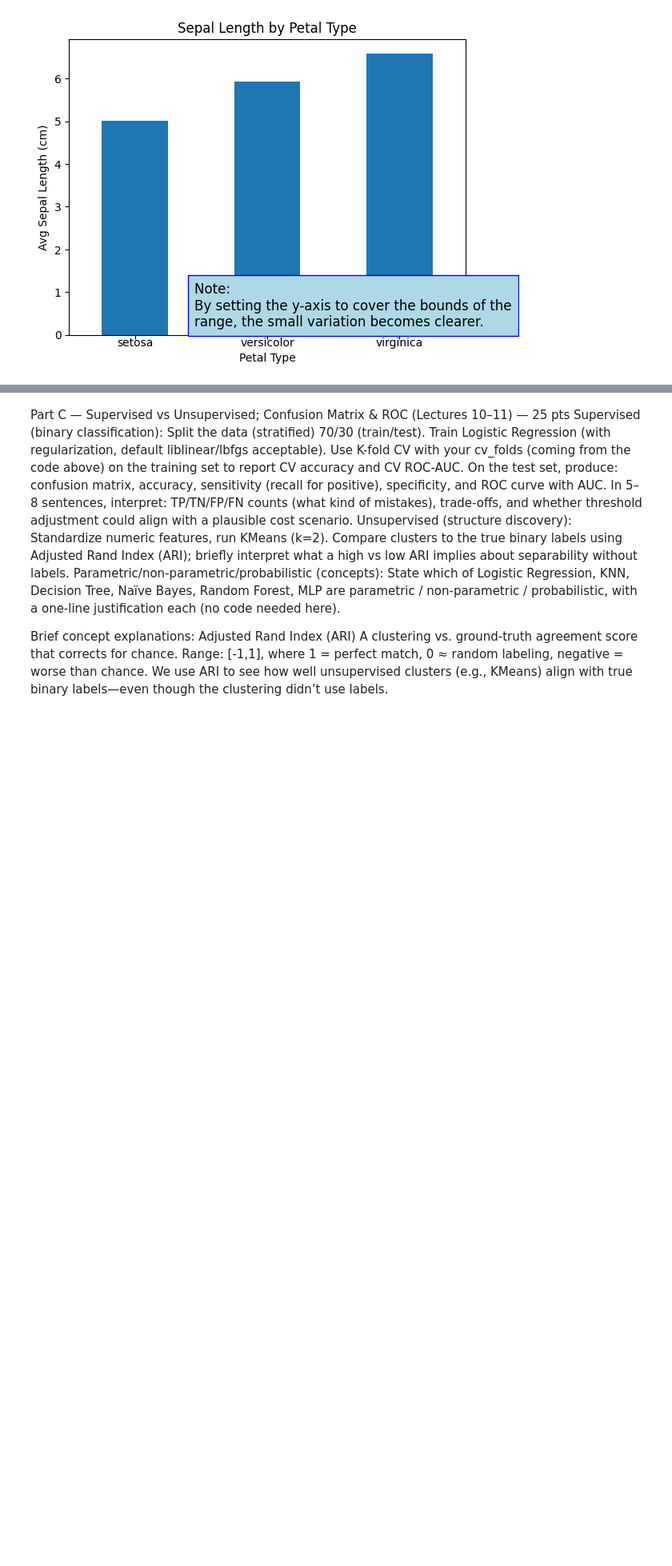
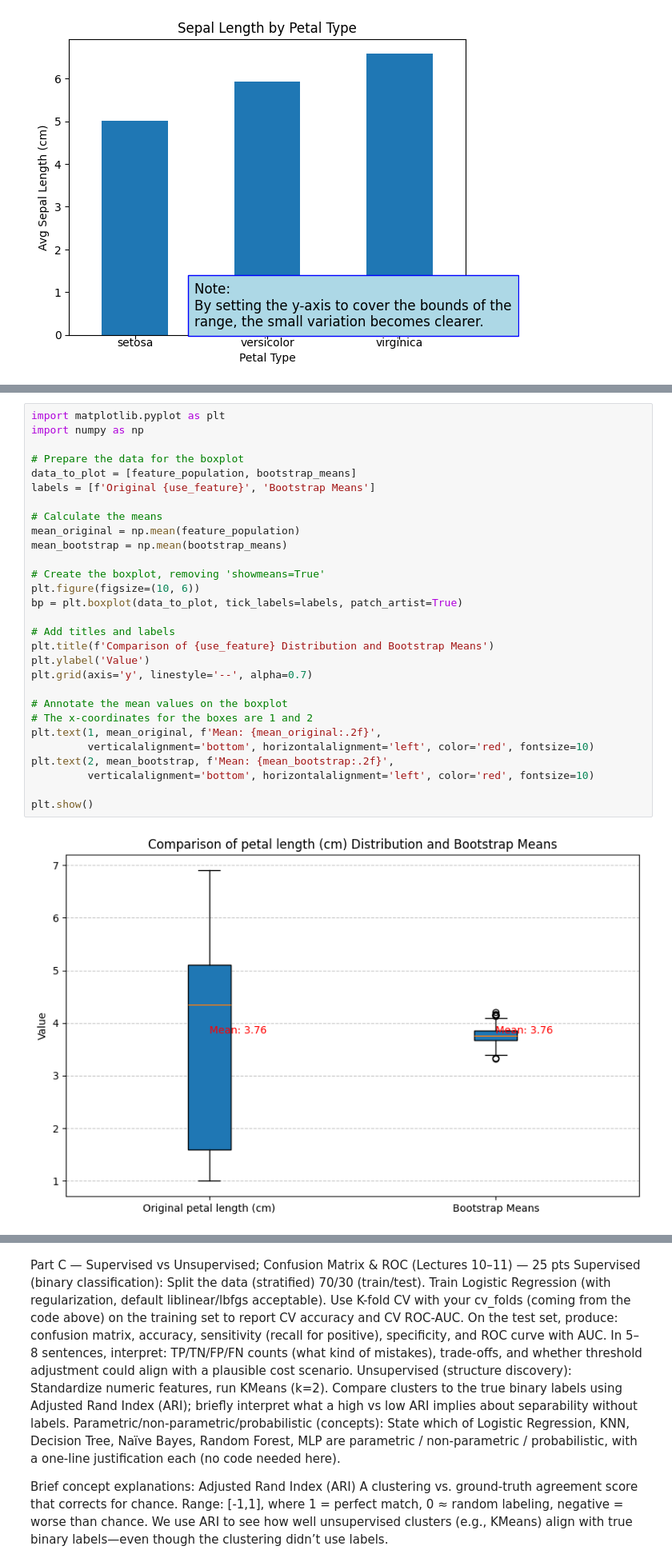
Before and after one commit to joelvinas/COMP-SCI_5530, a Jupyter notebook: Final_Exam/Final_Exam.ipynb, the cells around one changed output, grey strips where cells are left out. Shown at 80% size. Saved outputs shown, nothing was run; the diff lists cells and outputs as text; blank space fills up the shorter version.

```diff
--- a/Final_Exam/Final_Exam.ipynb
+++ b/Final_Exam/Final_Exam.ipynb
@@ -285,0 +450,31 @@ This assumes roughly bell-shaped data; IQR is more robust for skewed data.
+# %%
+import matplotlib.pyplot as plt
+import numpy as np
+
+# Prepare the data for the boxplot
+data_to_plot = [feature_population, bootstrap_means]
+labels = [f'Original {use_feature}', 'Bootstrap Means']
+
+# Calculate the means
+mean_original = np.mean(feature_population)
+mean_bootstrap = np.mean(bootstrap_means)
+
+# Create the boxplot, removing 'showmeans=True'
+plt.figure(figsize=(10, 6))
+bp = plt.boxplot(data_to_plot, tick_labels=labels, patch_artist=True)
+
+# Add titles and labels
+plt.title(f'Comparison of {use_feature} Distribution and Bootstrap Means')
+plt.ylabel('Value')
+plt.grid(axis='y', linestyle='--', alpha=0.7)
+
+# Annotate the mean values on the boxplot
+# The x-coordinates for the boxes are 1 and 2
+plt.text(1, mean_original, f'Mean: {mean_original:.2f}',
+         verticalalignment='bottom', horizontalalignment='left', color='red', fontsize=10)
+plt.text(2, mean_bootstrap, f'Mean: {mean_bootstrap:.2f}',
+         verticalalignment='bottom', horizontalalignment='left', color='red', fontsize=10)
+
+plt.show()
+# %% [output]
+[figure, added]
```
Also changed, not shown: parts of 10 cells of this notebook.
